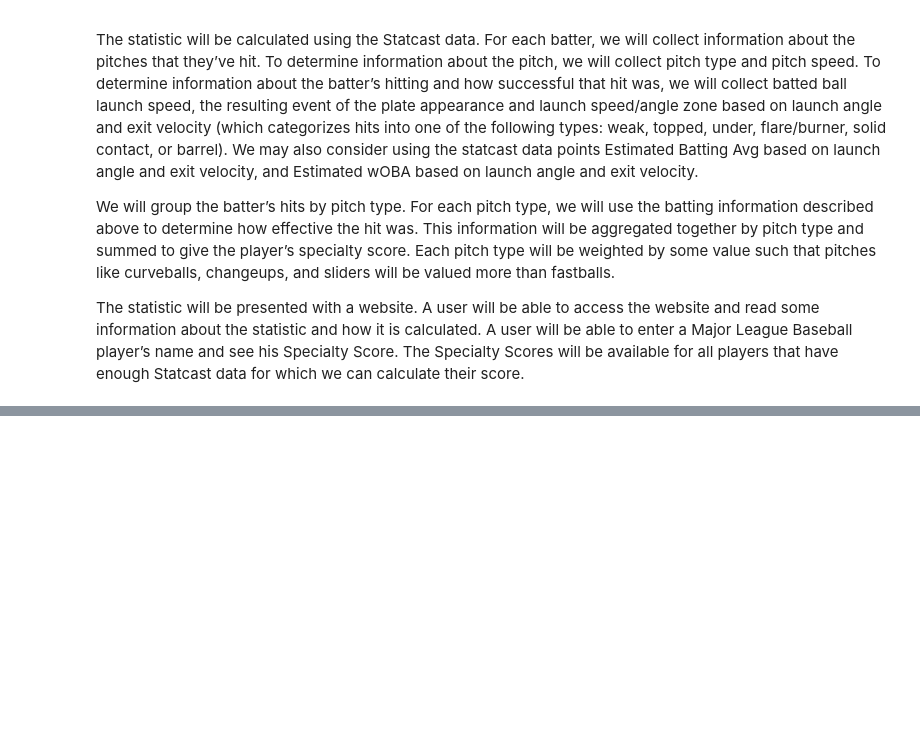
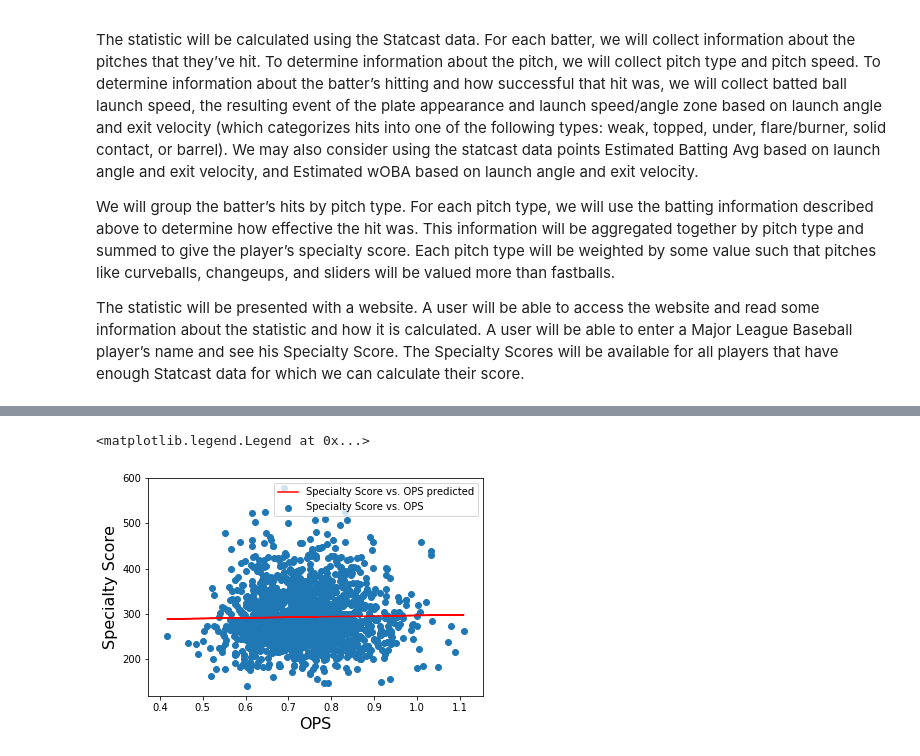
Before and after one commit to jacobhallberg/Baseballl, a Jupyter notebook: project_part3.ipynb, the cells around one changed output, grey strips where cells are left out. Cells and saved outputs as stored; diff of their text form; code cells hidden in the pictures; blank space fills up the shorter version.

```diff
--- a/project_part3.ipynb
+++ b/project_part3.ipynb
@@ -12,0 +76,14 @@ The statistic will be presented with a website. A user will be able to access th
+# %%
+m, b, rval, pval, stderr = stats.linregress(all_data['OPS'], all_data['speciality_score'])
+y = m * all_data['OPS'].copy() + b
+x = all_data['OPS'].copy()
+
+fig, ax = plt.subplots()
+scatter = ax.scatter(x, all_data['speciality_score'],marker='o',label="Specialty Score vs. OPS")
+line = ax.plot(x,y, color='red',label="Specialty Score vs. OPS predicted")
+ax.set_xlabel("OPS", fontsize=16)
+ax.set_ylabel("Specialty Score", fontsize=16)
+plt.legend()
+# %% [output]
+<matplotlib.legend.Legend at 0x...>
+[figure, added]
```
Also changed, not shown: parts of 13 cells of this notebook.
